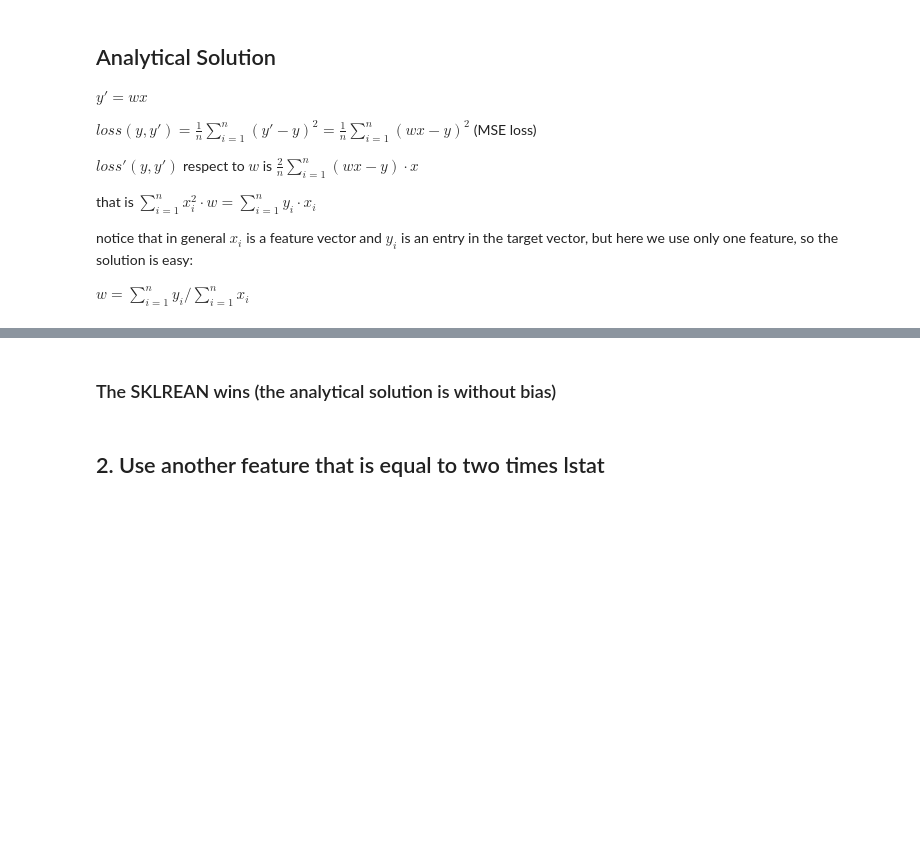
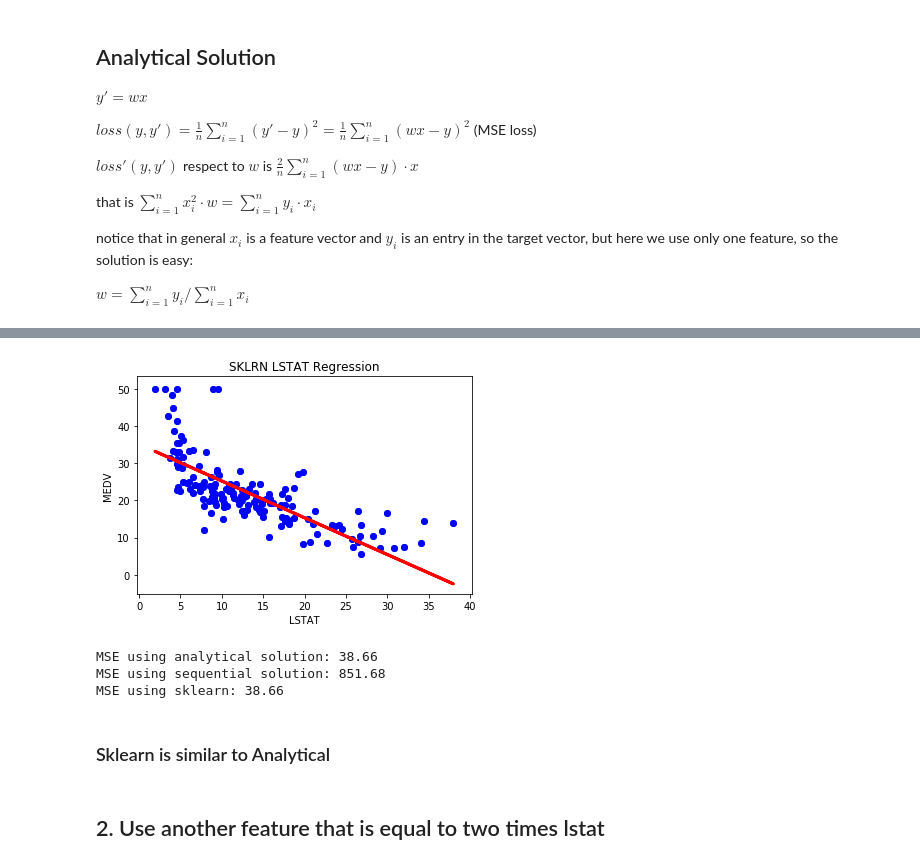
Before and after one commit to DebuggerOR/training_regression, a Jupyter notebook: training_regression.ipynb, the cells around one changed output, grey strips where cells are left out. Drawn from its saved outputs; the diff is of its cells as text; code cells hidden in the pictures; blank space fills up the shorter version.

```diff
--- a/training_regression.ipynb
+++ b/training_regression.ipynb
@@ -147,15 +164,30 @@ df.head()
 # %%
 plt.title('SKLRN LSTAT Regression')
-plt.scatter(df['LSTAT'],df['MEDV'])
+plt.scatter(X_test,Y_test)
 plt.xlabel('LSTAT')
 plt.ylabel('MEDV')
 
-plt.scatter(df['LSTAT'], df['MEDV'],  color='blue')
-plt.plot(df['LSTAT'], df['SK_PRED'], color='red', linewidth=3)
+plt.scatter(X_test, Y_test,  color='blue')
+plt.plot(X_test, preds_sk, color='red', linewidth=3)
 
 plt.show()
+# %% [output]
+[figure, added]
-# %% [markdown]
-### The SKLREAN wins (the analytical solution is without bias)
+# %%
+print('MSE using analytical solution: %.2f'
+      % mean_squared_error(preds_a, Y_test))
+
+print('MSE using sequential solution: %.2f'
+      % mean_squared_error(preds_seq, Y_test))
+
+print('MSE using sklearn: %.2f'
+      % mean_squared_error(preds_sk, Y_test))
+# %% [output]
+MSE using analytical solution: 38.66
+MSE using sequential solution: 851.68
+MSE using sklearn: 38.66
+# %% [markdown]
+### Sklearn is similar to Analytical
 # %% [markdown]
 ## 2. Use another feature that is equal to two times lstat
 # %%
```
Also changed, not shown: parts of 23 cells of this notebook, 1 other file.
